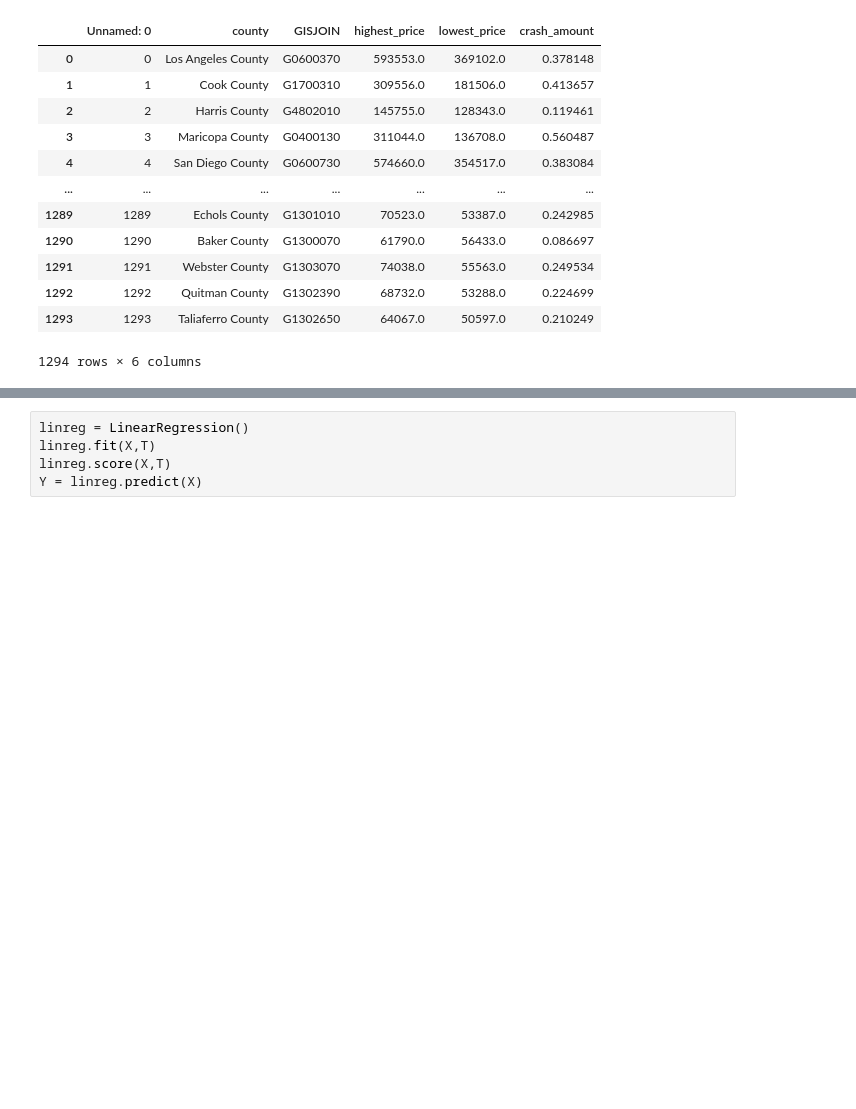
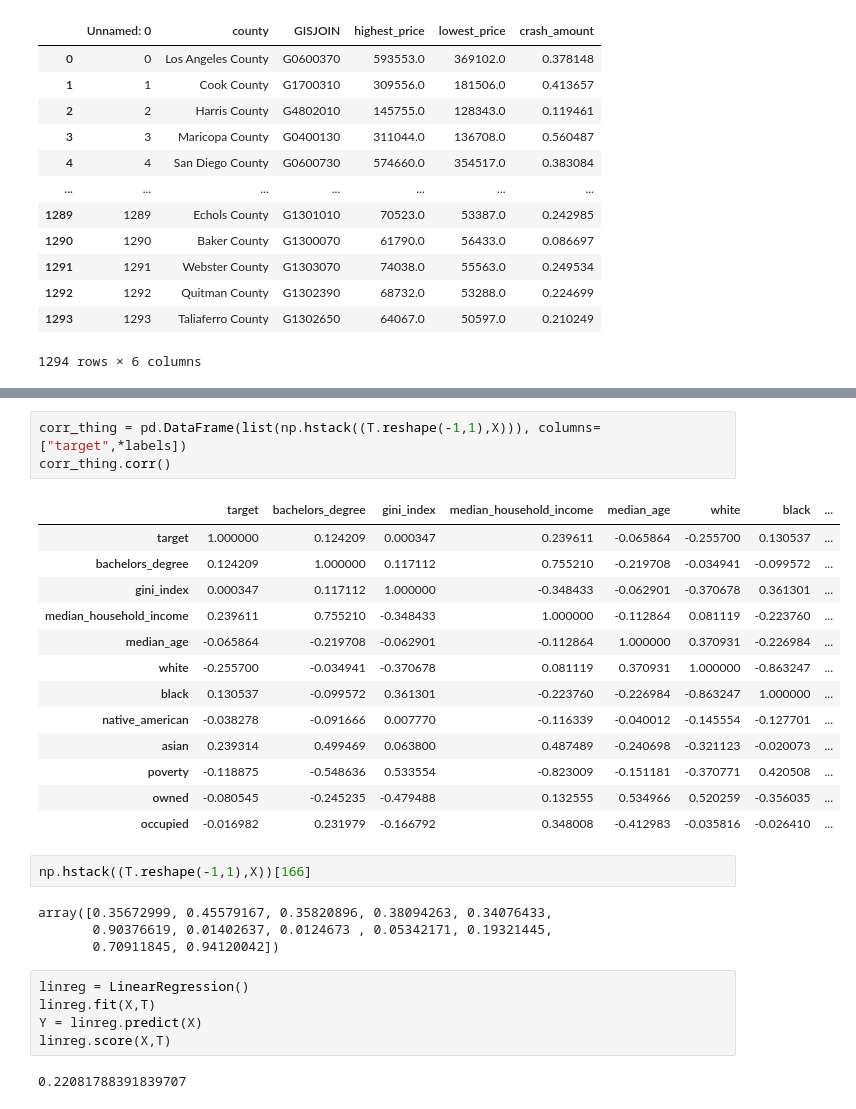
Before and after one commit to drg101/fysallida, a Jupyter notebook: analyze/Linear_Regression.ipynb, the cells around one changed output, grey strips where cells are left out. Cells and saved outputs as stored; diff of their text form; blank space fills up the shorter version.

```diff
--- a/analyze/Linear_Regression.ipynb
+++ b/analyze/Linear_Regression.ipynb
@@ -62,8 +70,33 @@ np.mean(T)
+# %%
+corr_thing = pd.DataFrame(list(np.hstack((T.reshape(-1,1),X))), columns=["target",*labels])
+corr_thing.corr()
+# %% [output]
+|  | target | bachelors_degree | gini_index | median_household_income | median_age | white | black | ... |
+| target | 1.000000 | 0.124209 | 0.000347 | 0.239611 | -0.065864 | -0.255700 | 0.130537 | ... |
+| bachelors_degree | 0.124209 | 1.000000 | 0.117112 | 0.755210 | -0.219708 | -0.034941 | -0.099572 | ... |
+| gini_index | 0.000347 | 0.117112 | 1.000000 | -0.348433 | -0.062901 | -0.370678 | 0.361301 | ... |
+| median_household_income | 0.239611 | 0.755210 | -0.348433 | 1.000000 | -0.112864 | 0.081119 | -0.223760 | ... |
+| median_age | -0.065864 | -0.219708 | -0.062901 | -0.112864 | 1.000000 | 0.370931 | -0.226984 | ... |
+| white | -0.255700 | -0.034941 | -0.370678 | 0.081119 | 0.370931 | 1.000000 | -0.863247 | ... |
+| black | 0.130537 | -0.099572 | 0.361301 | -0.223760 | -0.226984 | -0.863247 | 1.000000 | ... |
+| native_american | -0.038278 | -0.091666 | 0.007770 | -0.116339 | -0.040012 | -0.145554 | -0.127701 | ... |
+| asian | 0.239314 | 0.499469 | 0.063800 | 0.487489 | -0.240698 | -0.321123 | -0.020073 | ... |
+| poverty | -0.118875 | -0.548636 | 0.533554 | -0.823009 | -0.151181 | -0.370771 | 0.420508 | ... |
+| owned | -0.080545 | -0.245235 | -0.479488 | 0.132555 | 0.534966 | 0.520259 | -0.356035 | ... |
+| occupied | -0.016982 | 0.231979 | -0.166792 | 0.348008 | -0.412983 | -0.035816 | -0.026410 | ... |
+# %%
+np.hstack((T.reshape(-1,1),X))[166]
+# %% [output]
+array([0.35672999, 0.45579167, 0.35820896, 0.38094263, 0.34076433,
+       0.90376619, 0.01402637, 0.0124673 , 0.05342171, 0.19321445,
+       0.70911845, 0.94120042])
 # %%
 linreg = LinearRegression()
 linreg.fit(X,T)
+Y = linreg.predict(X)
 linreg.score(X,T)
-Y = linreg.predict(X)
+# %% [output]
+0.22081788391839707
 # %%
 np.sqrt(np.mean((Y-T)**2))
 # %% [output]
```
Also changed, not shown: parts of 16 cells of this notebook.
